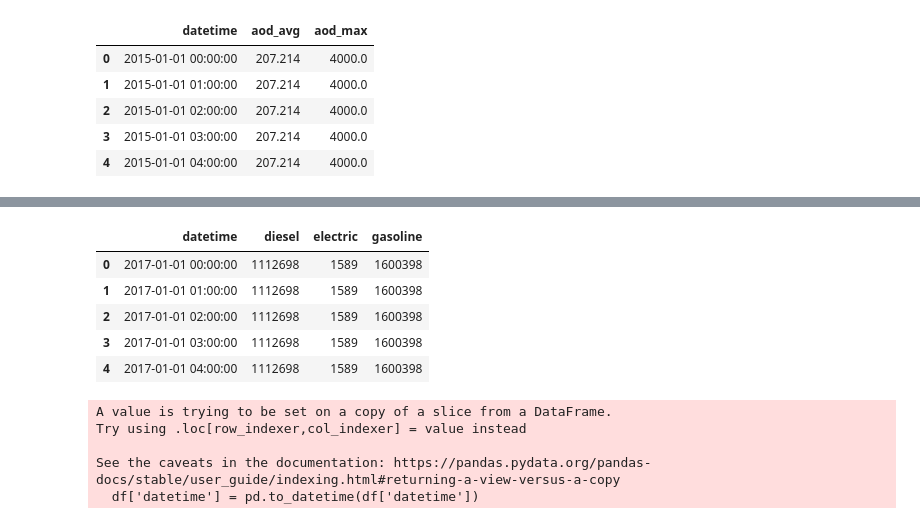
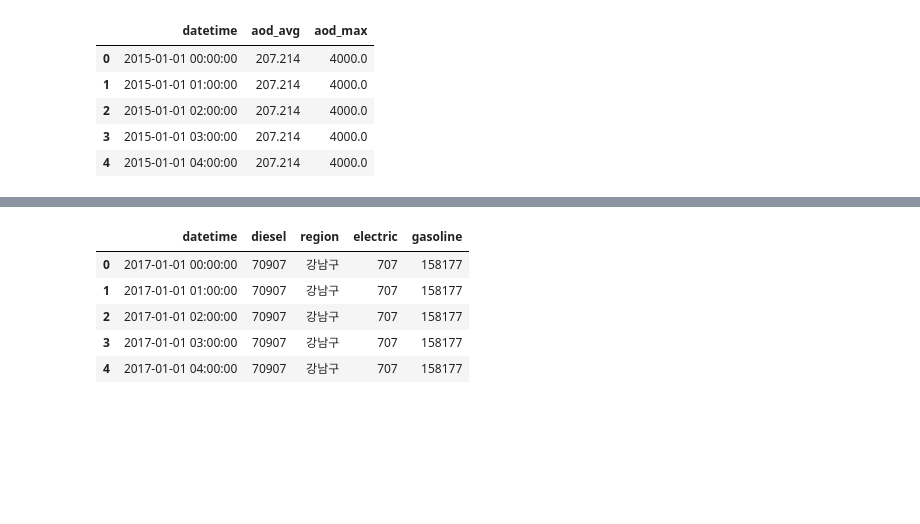
Before and after one commit to dongango/ai-proj2-class4, a Jupyter notebook: 20.data-preprocessing/미세먼지_데이터셋_구성.ipynb, the cells around one changed output, grey strips where cells are left out. Cells and saved outputs as stored; diff of their text form; code cells hidden in the pictures; blank space fills up the shorter version.

```diff
--- a/20.data-preprocessing/미세먼지_데이터셋_구성.ipynb
+++ b/20.data-preprocessing/미세먼지_데이터셋_구성.ipynb
@@ -343,7 +565,7 @@ dtype: int64
 # %%
 #사업용 비사업용 합계
 
-summary = seoul.groupby(['datetime', 'region', 'fuel_type'], as_index=False)['reg_count'].sum()
-summary.head()
+vehicle = vehicle.groupby(['datetime', 'region', 'fuel_type'], as_index=False)['reg_count'].sum()
+vehicle.head()
 # %% [output]
 |  | datetime | region | fuel_type | reg_count |
@@ -368,9 +599,9 @@ seoul_wide.head()
 # %%
-seoul_wide = seoul_wide.rename(columns={
+vehicle = vehicle_pivoted.rename(columns={
     '경유': 'diesel',
     '전기': 'electric',
     '휘발유': 'gasoline'
 })
 
-seoul_wide.head()
+vehicle.head()
 # %% [output]
@@ -427,0 +632,3 @@ seoul_vehicle.head()
+# %%
+vehicle['year'] = pd.to_datetime(vehicle['datetime']).dt.year
+vehicle['month'] = pd.to_datetime(vehicle['datetime']).dt.month
@@ -428,13 +665,25 @@ seoul_vehicle.head()
 # %%
-# 00:00 ~ 23:00 시간대 생성
-hours = pd.date_range("00:00", "23:00", freq="H").time
-hour_df = pd.DataFrame({'time': hours})
+# 1. 날짜만 추출하고 datetime64 유지
+vehicle['date_only'] = pd.to_datetime(vehicle['datetime']).dt.normalize()
 
-# 일 × 시 조합
-vehicle = seoul_vehicle.merge(hour_df, how='cross')
+# 2. 시간 리스트 생성 (00:00 ~ 23:00)
+hour_list = pd.date_range("00:00", "23:00", freq="h").time
+hour_df = pd.DataFrame({'hour': hour_list})
 
-# datetime 결합
-vehicle['datetime'] = pd.to_datetime(vehicle['datetime'].astype(str) + ' ' + vehicle['time'].astype(str))
+# 3. 날짜 x 시간 cross merge
+vehicle_expanded = vehicle.merge(hour_df, how='cross')
 
-# 컬럼 정리
-vehicle = vehicle.drop(columns='time').sort_values('datetime').reset_index(drop=True)
+# 4. datetime 결합
+vehicle_expanded['datetime'] = pd.to_datetime(
+    vehicle_expanded['date_only'].astype(str) + ' ' + vehicle_expanded['hour'].astype(str)
+)
+
+# 5. 불필요한 컬럼 제거
+vehicle_expanded = vehicle_expanded.drop(columns=['date_only', 'hour'])
+
+# 6. 정렬
+vehicle_expanded = vehicle_expanded.sort_values(['region', 'datetime']).reset_index(drop=True)
+
+# ✅ 확인
+print(vehicle_expanded[['region', 'datetime']].head(30))
+print(vehicle_expanded['datetime'].dt.hour.unique())  # 0~23이 다 나와야 정상
@@ -441,12 +708,12 @@ vehicle = vehicle.drop(columns='time').sort_values('datetime').reset_index(drop=
 # %%
-vehicle.head()
+vehicle_expanded.head()
 # %% [output]
-|  | datetime | diesel | electric | gasoline |
-| 0 | 2017-01-01 00:00:00 | 1112698 | 1589 | 1600398 |
-| 1 | 2017-01-01 01:00:00 | 1112698 | 1589 | 1600398 |
-| 2 | 2017-01-01 02:00:00 | 1112698 | 1589 | 1600398 |
-| 3 | 2017-01-01 03:00:00 | 1112698 | 1589 | 1600398 |
-| 4 | 2017-01-01 04:00:00 | 1112698 | 1589 | 1600398 |
+|  | datetime | diesel | region | electric | gasoline |
+| 0 | 2017-01-01 00:00:00 | 70907 | 강남구 | 707 | 158177 |
+| 1 | 2017-01-01 01:00:00 | 70907 | 강남구 | 707 | 158177 |
+| 2 | 2017-01-01 02:00:00 | 70907 | 강남구 | 707 | 158177 |
+| 3 | 2017-01-01 03:00:00 | 70907 | 강남구 | 707 | 158177 |
+| 4 | 2017-01-01 04:00:00 | 70907 | 강남구 | 707 | 158177 |
 # %%
 start_date = '2017-01-01'
 end_date = '2023-12-31'
@@ -458,10 +725 @@ vehicle = vehicle[(vehicle['datetime'] >= start_date) & (vehicle['datetime'] <=
-# %%
-for df in [air_quality, weather_cleaned, dust, vehicle]:
-    df['datetime'] = pd.to_datetime(df['datetime'])
-# %% [output]
-A value is trying to be set on a copy of a slice from a DataFrame.
-Try using .loc[row_indexer,col_indexer] = value instead
-
-See the caveats in the documentation: https://pandas.pydata.org/pandas-docs/stable/user_guide/indexing.html#returning-a-view-versus-a-copy
-  df['datetime'] = pd.to_datetime(df['datetime'])
 # %%
```
Also changed, not shown: parts of 53 cells of this notebook, 1 other file.
